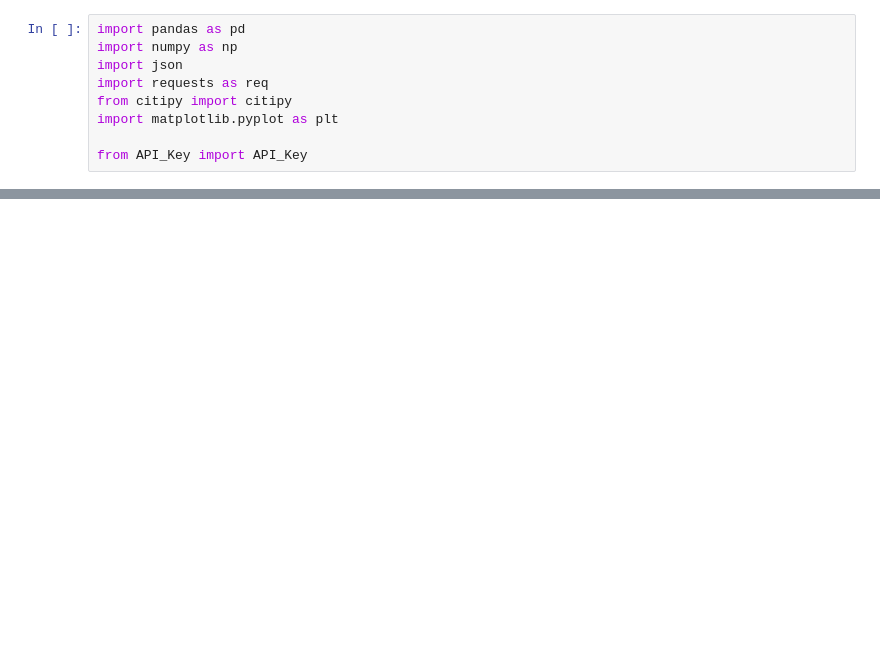
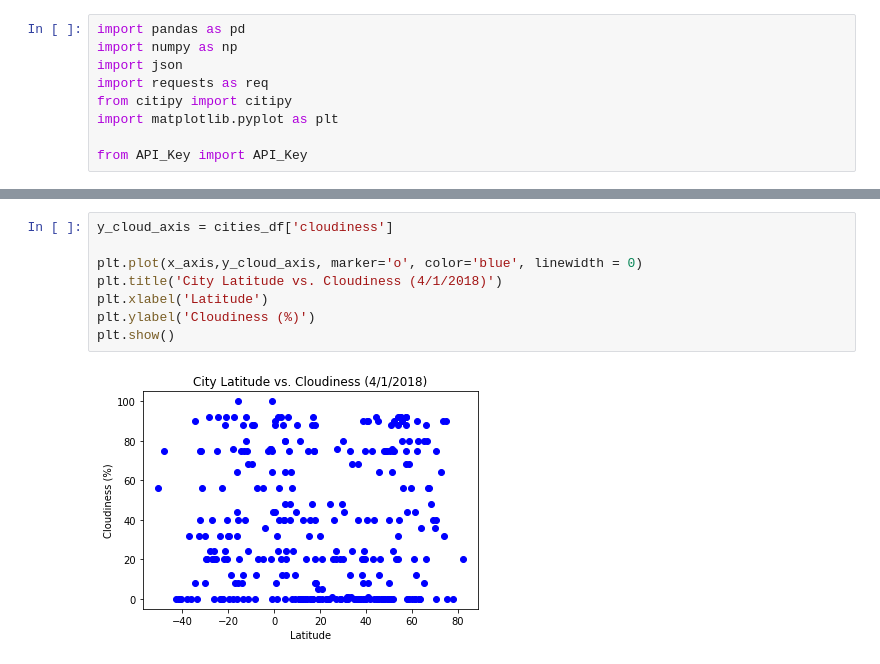
Before and after one commit to ENGRMike/OpenWeatherAPI, a Jupyter notebook: WeatherPy.ipynb, the cells around one changed output, grey strips where cells are left out. Drawn from its saved outputs; the diff is of its cells as text; blank space fills up the shorter version.

```diff
--- a/WeatherPy.ipynb
+++ b/WeatherPy.ipynb
@@ -100,0 +128,10 @@ cities_df
+# %%
+y_cloud_axis = cities_df['cloudiness']
+
+plt.plot(x_axis,y_cloud_axis, marker='o', color='blue', linewidth = 0)
+plt.title('City Latitude vs. Cloudiness (4/1/2018)')
+plt.xlabel('Latitude')
+plt.ylabel('Cloudiness (%)')
+plt.show()
+# %% [output]
+[figure, added]
```
Also changed, not shown: parts of 10 cells of this notebook.
